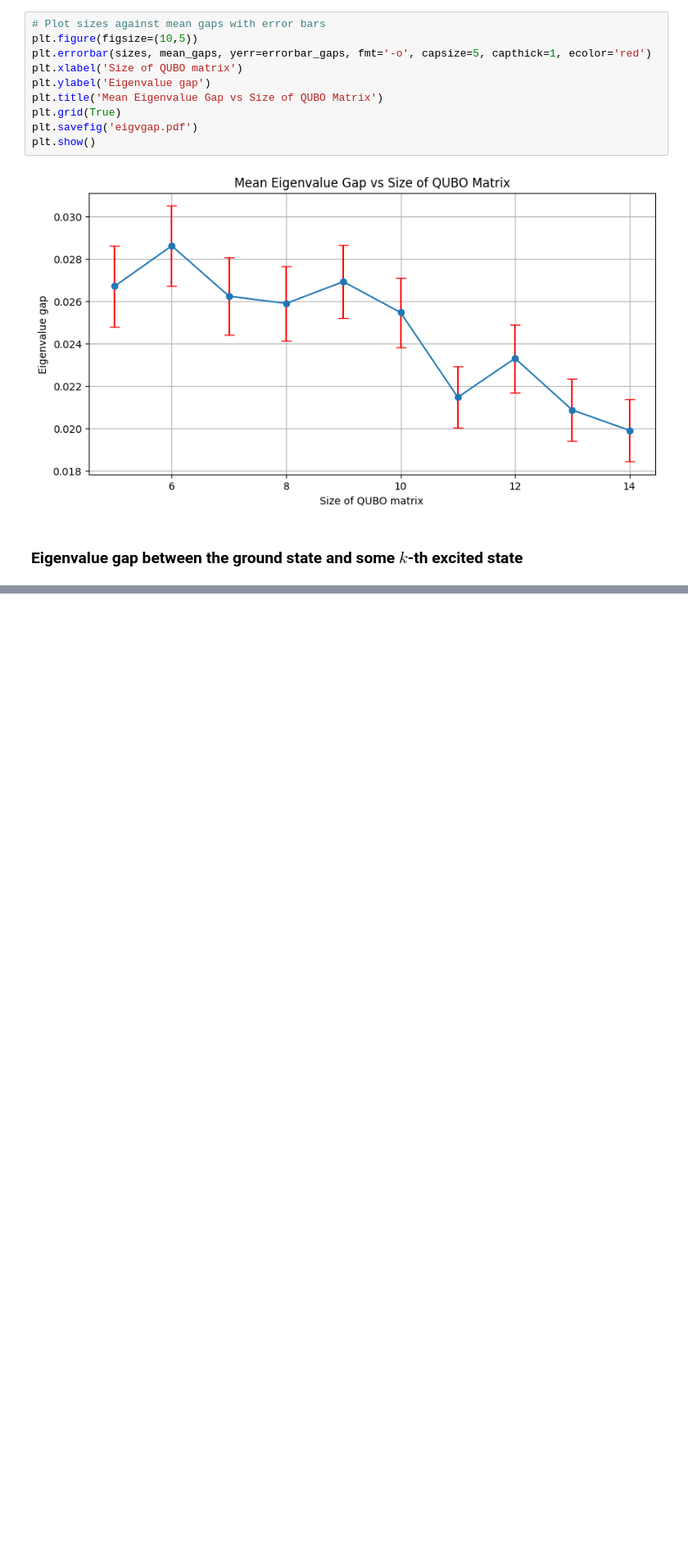
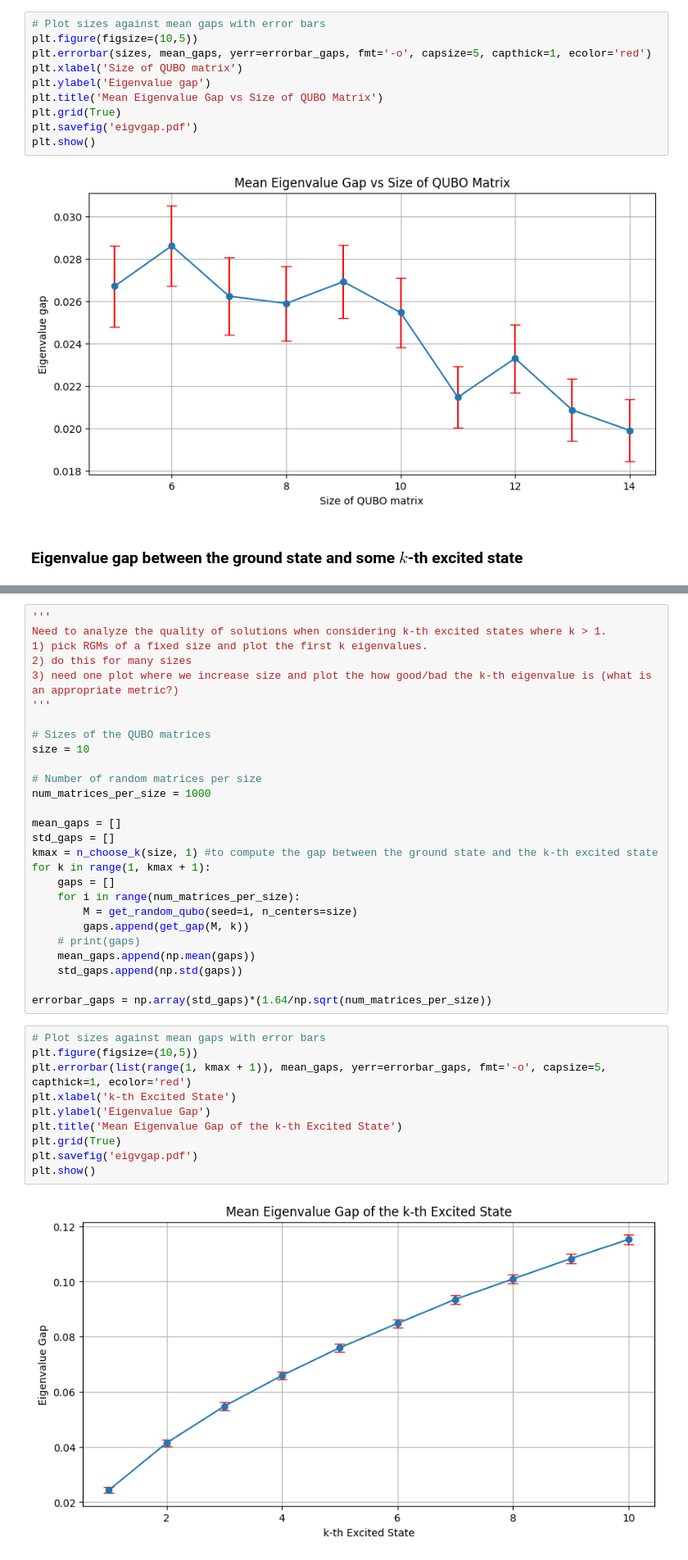
Before and after one commit to unitaryfund/aquapointer, a Jupyter notebook: notebooks/eigenvalue_gaps.ipynb, the cells around one changed output, grey strips where cells are left out. Shown: that part at 82% size. Drawn from its saved outputs; the diff is of its cells as text; blank space fills up the shorter version.

```diff
--- a/notebooks/eigenvalue_gaps.ipynb
+++ b/notebooks/eigenvalue_gaps.ipynb
@@ -292,0 +333,39 @@ plt.show()
+# %%
+'''
+Need to analyze the quality of solutions when considering k-th excited states where k > 1.
+1) pick RGMs of a fixed size and plot the first k eigenvalues.
+2) do this for many sizes
+3) need one plot where we increase size and plot the how good/bad the k-th eigenvalue is (what is an appropriate metric?)
+'''
+
+# Sizes of the QUBO matrices
+size = 10
+
+# Number of random matrices per size
+num_matrices_per_size = 1000
+
+mean_gaps = []
+std_gaps = []
+kmax = n_choose_k(size, 1) #to compute the gap between the ground state and the k-th excited state
+for k in range(1, kmax + 1):
+    gaps = []
+    for i in range(num_matrices_per_size):
+        M = get_random_qubo(seed=i, n_centers=size)
+        gaps.append(get_gap(M, k))
+    # print(gaps)
+    mean_gaps.append(np.mean(gaps))
+    std_gaps.append(np.std(gaps))
+
+errorbar_gaps = np.array(std_gaps)*(1.64/np.sqrt(num_matrices_per_size))
+# %%
+# Plot sizes against mean gaps with error bars
+plt.figure(figsize=(10,5))
+plt.errorbar(list(range(1, kmax + 1)), mean_gaps, yerr=errorbar_gaps, fmt='-o', capsize=5, capthick=1, ecolor='red')
+plt.xlabel('k-th Excited State')
+plt.ylabel('Eigenvalue Gap')
+plt.title('Mean Eigenvalue Gap of the k-th Excited State')
+plt.grid(True)
+plt.savefig('eigvgap.pdf')
+plt.show()
+# %% [output]
+[figure, added]
```
Also changed, not shown: parts of 9 cells of this notebook.
